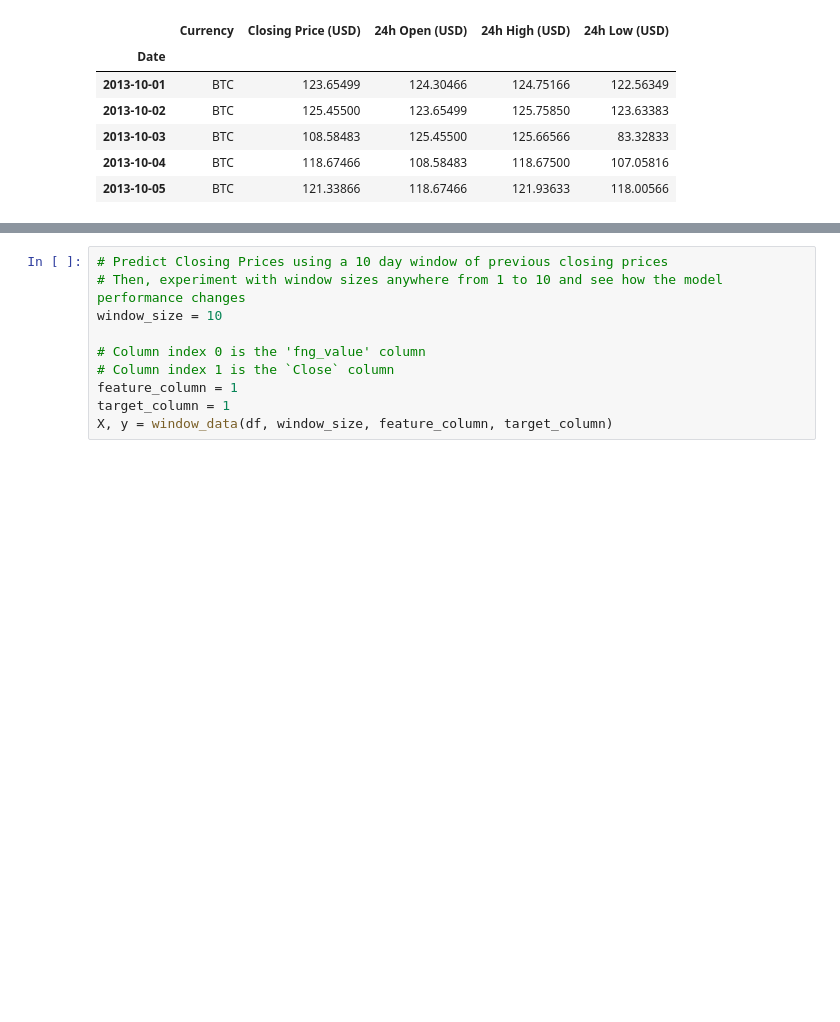
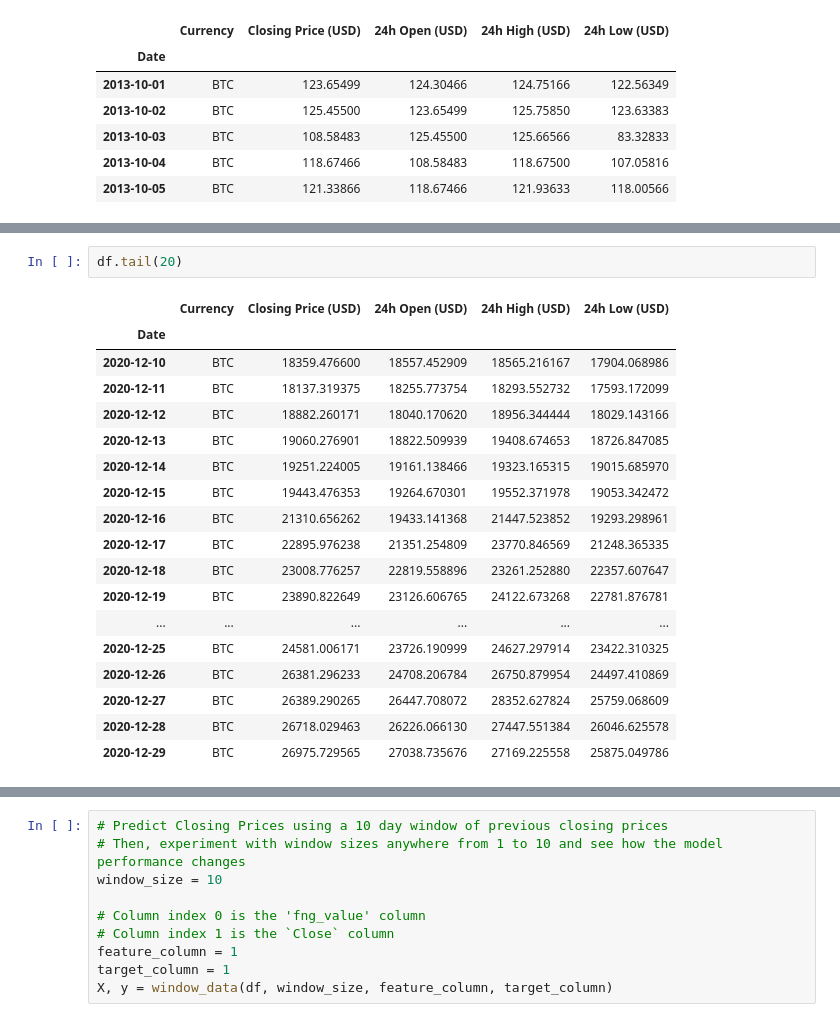
Before and after one commit to drg-developer-2-GWFinTech-Homeworks/homework-unit14-deeplearning, a Jupyter notebook: lstm_btc_forward_prediction_closing.ipynb, the cells around one changed output, grey strips where cells are left out. Cells and saved outputs as stored; diff of their text form; blank space fills up the shorter version.

```diff
--- a/lstm_btc_forward_prediction_closing.ipynb
+++ b/lstm_btc_forward_prediction_closing.ipynb
@@ -83,0 +102,21 @@ def window_data(df, window, feature_col_number, target_col_number):
+# %%
+df.tail(20)
+# %% [output]
+|  | Currency | Closing Price (USD) | 24h Open (USD) | 24h High (USD) | 24h Low (USD) |
+| Date |  |  |  |  |  |
+| 2020-12-10 | BTC | 18359.476600 | 18557.452909 | 18565.216167 | 17904.068986 |
+| 2020-12-11 | BTC | 18137.319375 | 18255.773754 | 18293.552732 | 17593.172099 |
+| 2020-12-12 | BTC | 18882.260171 | 18040.170620 | 18956.344444 | 18029.143166 |
+| 2020-12-13 | BTC | 19060.276901 | 18822.509939 | 19408.674653 | 18726.847085 |
+| 2020-12-14 | BTC | 19251.224005 | 19161.138466 | 19323.165315 | 19015.685970 |
+| 2020-12-15 | BTC | 19443.476353 | 19264.670301 | 19552.371978 | 19053.342472 |
+| 2020-12-16 | BTC | 21310.656262 | 19433.141368 | 21447.523852 | 19293.298961 |
+| 2020-12-17 | BTC | 22895.976238 | 21351.254809 | 23770.846569 | 21248.365335 |
+| 2020-12-18 | BTC | 23008.776257 | 22819.558896 | 23261.252880 | 22357.607647 |
+| 2020-12-19 | BTC | 23890.822649 | 23126.606765 | 24122.673268 | 22781.876781 |
+| ... | ... | ... | ... | ... | ... |
+| 2020-12-25 | BTC | 24581.006171 | 23726.190999 | 24627.297914 | 23422.310325 |
+| 2020-12-26 | BTC | 26381.296233 | 24708.206784 | 26750.879954 | 24497.410869 |
+| 2020-12-27 | BTC | 26389.290265 | 26447.708072 | 28352.627824 | 25759.068609 |
+| 2020-12-28 | BTC | 26718.029463 | 26226.066130 | 27447.551384 | 26046.625578 |
+| 2020-12-29 | BTC | 26975.729565 | 27038.735676 | 27169.225558 | 25875.049786 |
```
Also changed, not shown: parts of 24 cells of this notebook.
